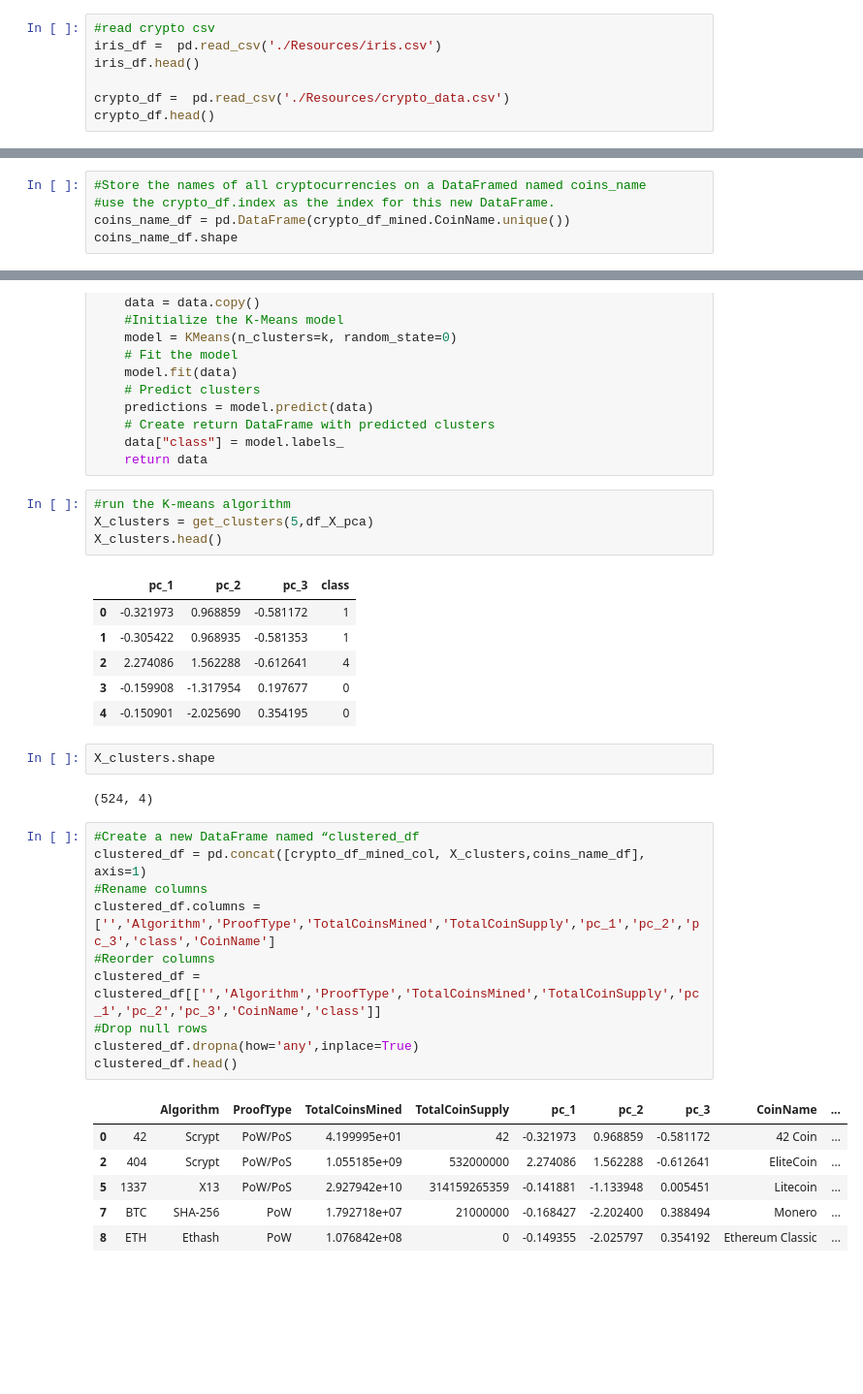
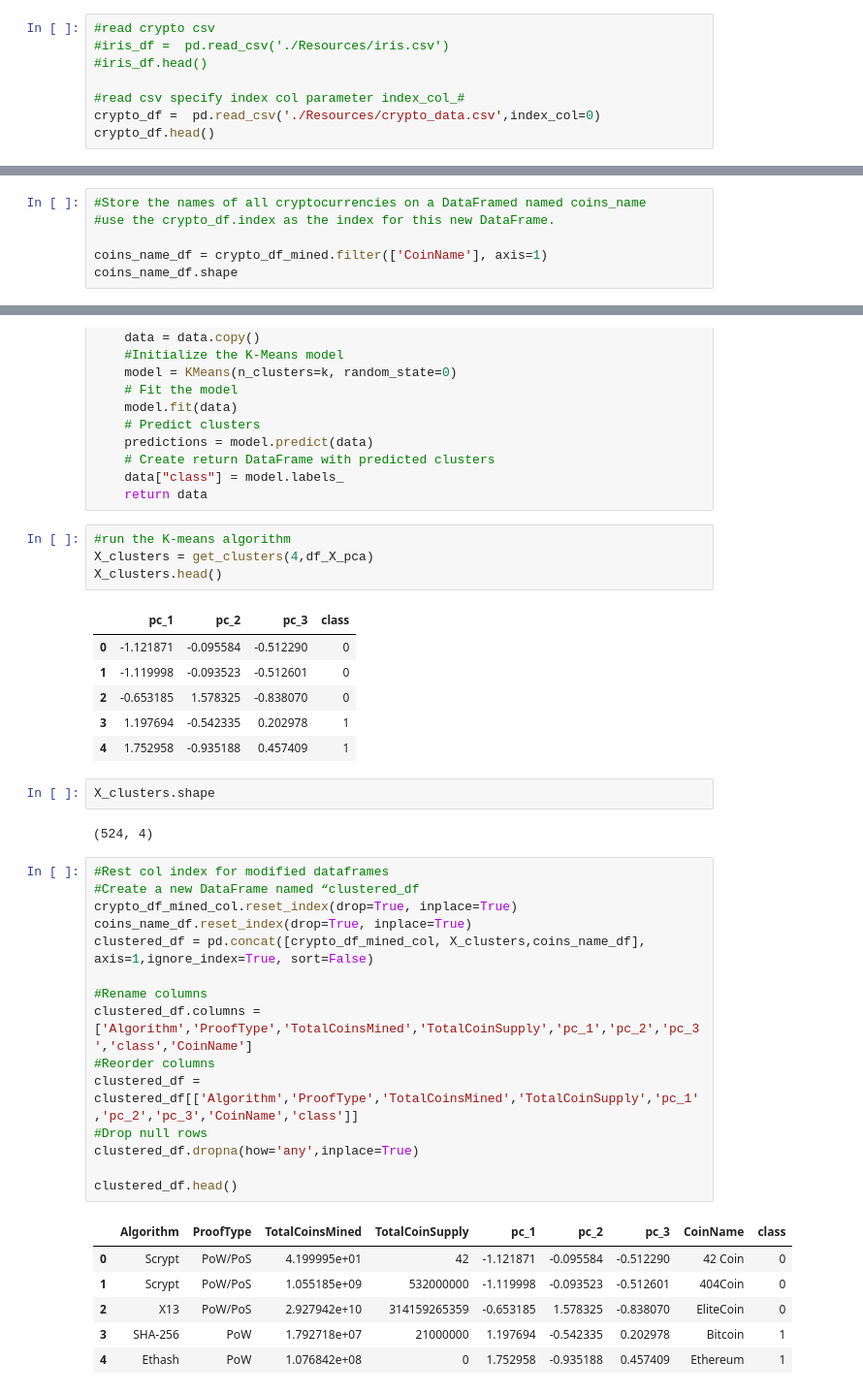
Before and after one commit to aramaswami/Cryptocurrencies, a Jupyter notebook: Cryprocurrencies_Module_18_Challenge.ipynb, the cells around one changed output, grey strips where cells are left out. Shown at 97% size. Saved outputs shown, nothing was run; the diff lists cells and outputs as text; blank space fills up the shorter version.

```diff
--- a/Cryprocurrencies_Module_18_Challenge.ipynb
+++ b/Cryprocurrencies_Module_18_Challenge.ipynb
@@ -15,8 +15,9 @@ import plotly.figure_factory as ff
 # %%
 #read crypto csv
-iris_df =  pd.read_csv('./Resources/iris.csv')
-iris_df.head()
+#iris_df =  pd.read_csv('./Resources/iris.csv')
+#iris_df.head()
 
-crypto_df =  pd.read_csv('./Resources/crypto_data.csv')
+#read csv specify index col parameter index_col_#
+crypto_df =  pd.read_csv('./Resources/crypto_data.csv',index_col=0)
 crypto_df.head()
 # %% [output]
@@ -115,6 +114,7 @@ crypto_df_mined.shape
 # %%
 #Store the names of all cryptocurrencies on a DataFramed named coins_name
 #use the crypto_df.index as the index for this new DataFrame.
-coins_name_df = pd.DataFrame(crypto_df_mined.CoinName.unique())
+
+coins_name_df = crypto_df_mined.filter(['CoinName'], axis=1)
 coins_name_df.shape
 # %% [output]
@@ -215,36 +224,41 @@ def get_clusters(k, data):
     return data
 # %%
 #run the K-means algorithm
-X_clusters = get_clusters(5,df_X_pca)
+X_clusters = get_clusters(4,df_X_pca)
 X_clusters.head()
 # %% [output]
 |  | pc_1 | pc_2 | pc_3 | class |
-| 0 | -0.321973 | 0.968859 | -0.581172 | 1 |
-| 1 | -0.305422 | 0.968935 | -0.581353 | 1 |
-| 2 | 2.274086 | 1.562288 | -0.612641 | 4 |
-| 3 | -0.159908 | -1.317954 | 0.197677 | 0 |
-| 4 | -0.150901 | -2.025690 | 0.354195 | 0 |
+| 0 | -1.121871 | -0.095584 | -0.512290 | 0 |
+| 1 | -1.119998 | -0.093523 | -0.512601 | 0 |
+| 2 | -0.653185 | 1.578325 | -0.838070 | 0 |
+| 3 | 1.197694 | -0.542335 | 0.202978 | 1 |
+| 4 | 1.752958 | -0.935188 | 0.457409 | 1 |
 # %%
 X_clusters.shape
 # %% [output]
 (524, 4)
 # %%
+#Rest col index for modified dataframes
 #Create a new DataFrame named “clustered_df
-clustered_df = pd.concat([crypto_df_mined_col, X_clusters,coins_name_df], axis=1)
+crypto_df_mined_col.reset_index(drop=True, inplace=True)
+coins_name_df.reset_index(drop=True, inplace=True)
+clustered_df = pd.concat([crypto_df_mined_col, X_clusters,coins_name_df], axis=1,ignore_index=True, sort=False)
+
 #Rename columns
-clustered_df.columns = ['','Algorithm','ProofType','TotalCoinsMined','TotalCoinSupply','pc_1','pc_2','pc_3','class','CoinName']
+clustered_df.columns = ['Algorithm','ProofType','TotalCoinsMined','TotalCoinSupply','pc_1','pc_2','pc_3','class','CoinName']
 #Reorder columns
-clustered_df = clustered_df[['','Algorithm','ProofType','TotalCoinsMined','TotalCoinSupply','pc_1','pc_2','pc_3','CoinName','class']]
+clustered_df = clustered_df[['Algorithm','ProofType','TotalCoinsMined','TotalCoinSupply','pc_1','pc_2','pc_3','CoinName','class']]
 #Drop null rows
 clustered_df.dropna(how='any',inplace=True)
+
 clustered_df.head()
 # %% [output]
-|  |  | Algorithm | ProofType | TotalCoinsMined | TotalCoinSupply | pc_1 | pc_2 | pc_3 | CoinName | ... |
-| 0 | 42 | Scrypt | PoW/PoS | 4.199995e+01 | 42 | -0.321973 | 0.968859 | -0.581172 | 42 Coin | ... |
-| 2 | 404 | Scrypt | PoW/PoS | 1.055185e+09 | 532000000 | 2.274086 | 1.562288 | -0.612641 | EliteCoin | ... |
-| 5 | 1337 | X13 | PoW/PoS | 2.927942e+10 | 314159265359 | -0.141881 | -1.133948 | 0.005451 | Litecoin | ... |
-| 7 | BTC | SHA-256 | PoW | 1.792718e+07 | 21000000 | -0.168427 | -2.202400 | 0.388494 | Monero | ... |
-| 8 | ETH | Ethash | PoW | 1.076842e+08 | 0 | -0.149355 | -2.025797 | 0.354192 | Ethereum Classic | ... |
+|  | Algorithm | ProofType | TotalCoinsMined | TotalCoinSupply | pc_1 | pc_2 | pc_3 | CoinName | class |
+| 0 | Scrypt | PoW/PoS | 4.199995e+01 | 42 | -1.121871 | -0.095584 | -0.512290 | 42 Coin | 0 |
+| 1 | Scrypt | PoW/PoS | 1.055185e+09 | 532000000 | -1.119998 | -0.093523 | -0.512601 | 404Coin | 0 |
+| 2 | X13 | PoW/PoS | 2.927942e+10 | 314159265359 | -0.653185 | 1.578325 | -0.838070 | EliteCoin | 0 |
+| 3 | SHA-256 | PoW | 1.792718e+07 | 21000000 | 1.197694 | -0.542335 | 0.202978 | Bitcoin | 1 |
+| 4 | Ethash | PoW | 1.076842e+08 | 0 | 1.752958 | -0.935188 | 0.457409 | Ethereum | 1 |
 # %%
 #Create a 3D scatter plot using Plotly Express; hover_name="CoinName" and hover_data=["Algorithm"]
 
```
Also changed, not shown: parts of 22 cells of this notebook.
